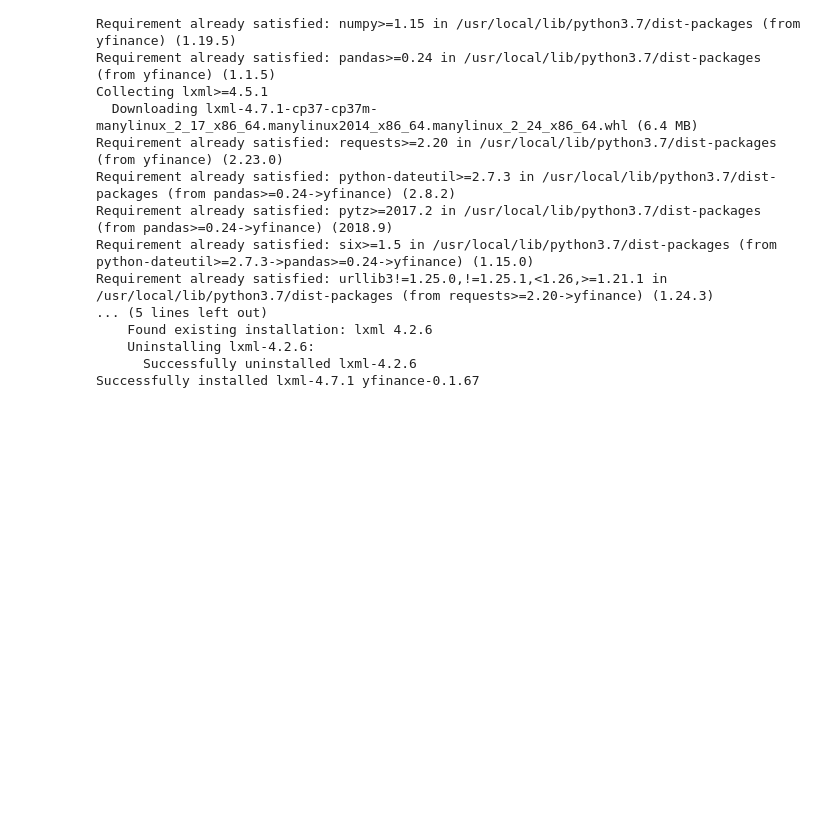
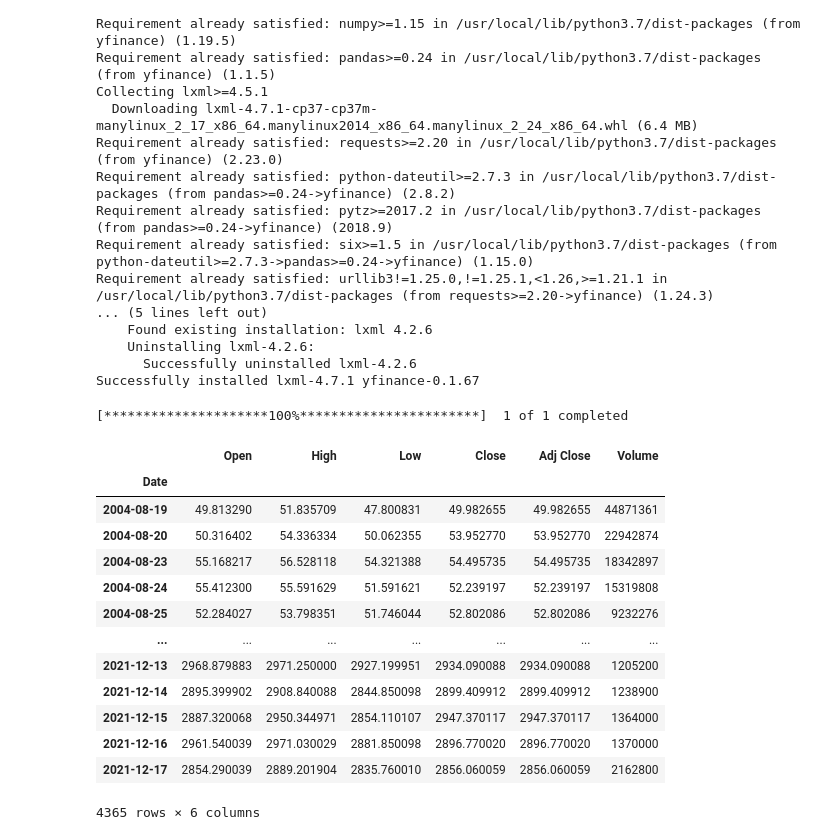
Before and after one commit to freenrg/Algorithmic-Trading-with-Python-Machine-Learning-Strategies, a Jupyter notebook: Import_Financial_Data.ipynb, the cells around one changed output. Saved outputs shown, nothing was run; the diff lists cells and outputs as text; code cells hidden in the pictures; blank space fills up the shorter version.

```diff
--- a/Import_Financial_Data.ipynb
+++ b/Import_Financial_Data.ipynb
@@ -22,0 +25,18 @@ Successfully installed lxml-4.7.1 yfinance-0.1.67
+# %%
+yf.download('GOOG')
+# %% [output]
+[*********************100%***********************]  1 of 1 completed
+|  | Open | High | Low | Close | Adj Close | Volume |
+| Date |  |  |  |  |  |  |
+| 2004-08-19 | 49.813290 | 51.835709 | 47.800831 | 49.982655 | 49.982655 | 44871361 |
+| 2004-08-20 | 50.316402 | 54.336334 | 50.062355 | 53.952770 | 53.952770 | 22942874 |
+| 2004-08-23 | 55.168217 | 56.528118 | 54.321388 | 54.495735 | 54.495735 | 18342897 |
+| 2004-08-24 | 55.412300 | 55.591629 | 51.591621 | 52.239197 | 52.239197 | 15319808 |
+| 2004-08-25 | 52.284027 | 53.798351 | 51.746044 | 52.802086 | 52.802086 | 9232276 |
+| ... | ... | ... | ... | ... | ... | ... |
+| 2021-12-13 | 2968.879883 | 2971.250000 | 2927.199951 | 2934.090088 | 2934.090088 | 1205200 |
+| 2021-12-14 | 2895.399902 | 2908.840088 | 2844.850098 | 2899.409912 | 2899.409912 | 1238900 |
+| 2021-12-15 | 2887.320068 | 2950.344971 | 2854.110107 | 2947.370117 | 2947.370117 | 1364000 |
+| 2021-12-16 | 2961.540039 | 2971.030029 | 2881.850098 | 2896.770020 | 2896.770020 | 1370000 |
+| 2021-12-17 | 2854.290039 | 2889.201904 | 2835.760010 | 2856.060059 | 2856.060059 | 2162800 |
+4365 rows × 6 columns
```
Also changed, not shown: parts of 4 cells of this notebook.
